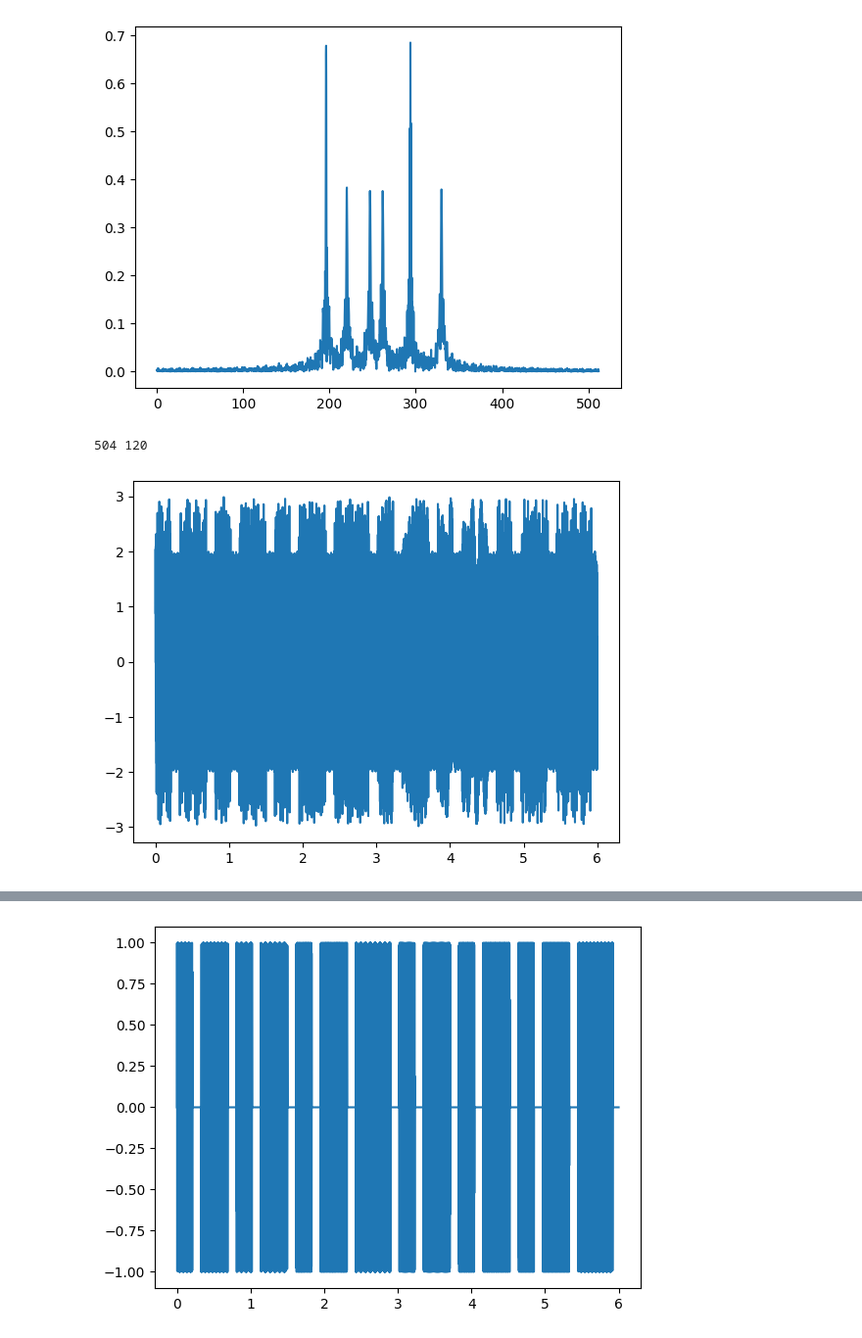
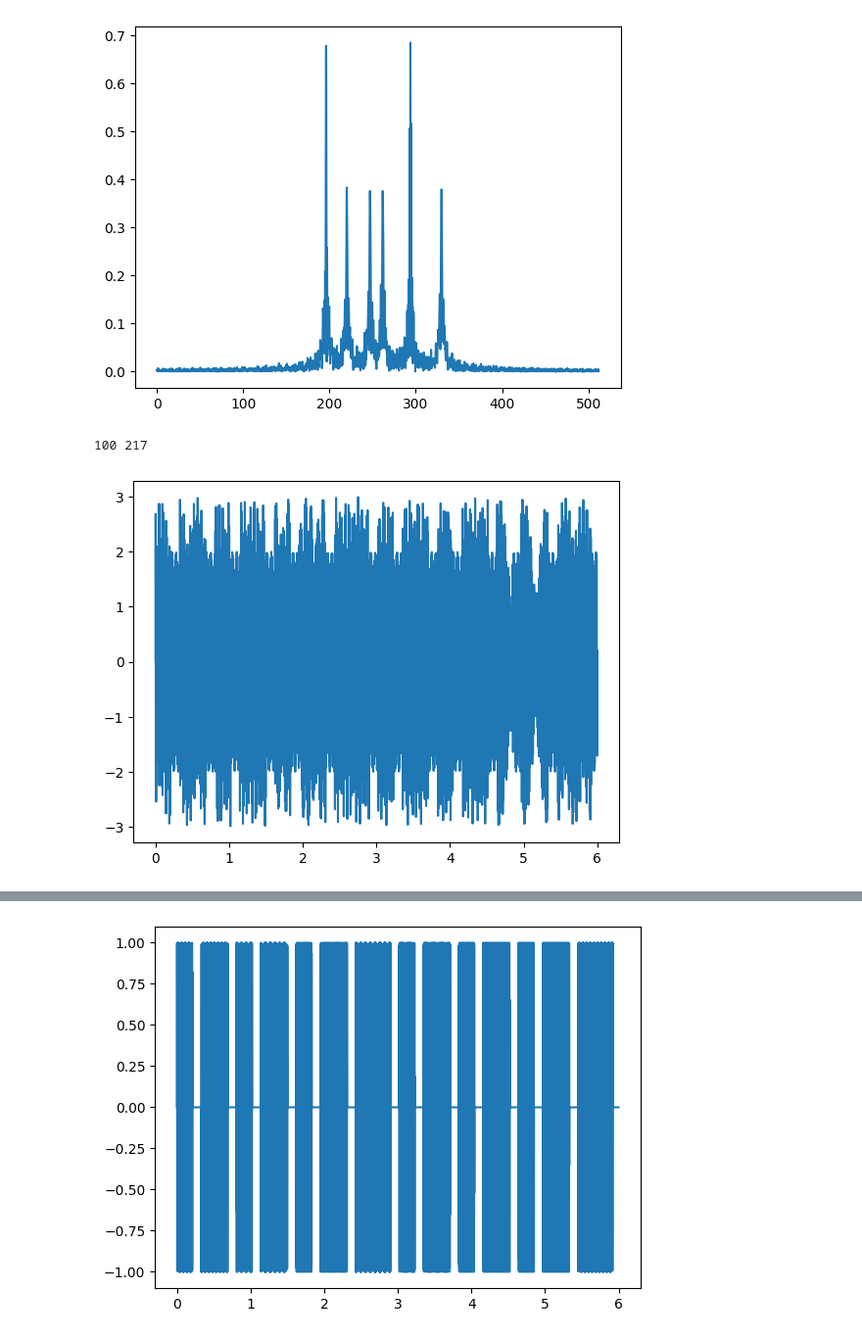
Before and after one commit to Hamada-Gado/Audio-Processing, a Jupyter notebook: main.ipynb, the cells around one changed output, grey strips where cells are left out. Shown at 98% size. Cells and saved outputs as stored; diff of their text form; code cells hidden in the pictures.

```diff
--- a/main.ipynb
+++ b/main.ipynb
@@ -82,16 +87,16 @@ plt.plot(f, x_f)
 [figure]
 # %%
 rand_f1, rand_f2 = np.random.randint(0, 512, 2)
-n: np.ndarray = np.sin(2 * rand_f1 * np.pi * t) + np.sin(2 * rand_f2 * np.pi * t)
+noise: np.ndarray = np.sin(2 * rand_f1 * np.pi * t) + np.sin(2 * rand_f2 * np.pi * t)
 print(rand_f1, rand_f2)
 # %% [output]
-504 120
+100 217
 # %%
-x_n: np.ndarray = x + n
+x_n: np.ndarray = x + noise
 plt.plot(t, x_n)
 sd.play(x_n, 4 * 1024)
 # %% [output]
-[figure, old version]
+[figure, new version]
 # %%
 x_n_f: np.ndarray = to_freq_domain(x_n, N)
 plt.plot(f, x_n_f)
```
Also changed, not shown: parts of 4 cells of this notebook.
